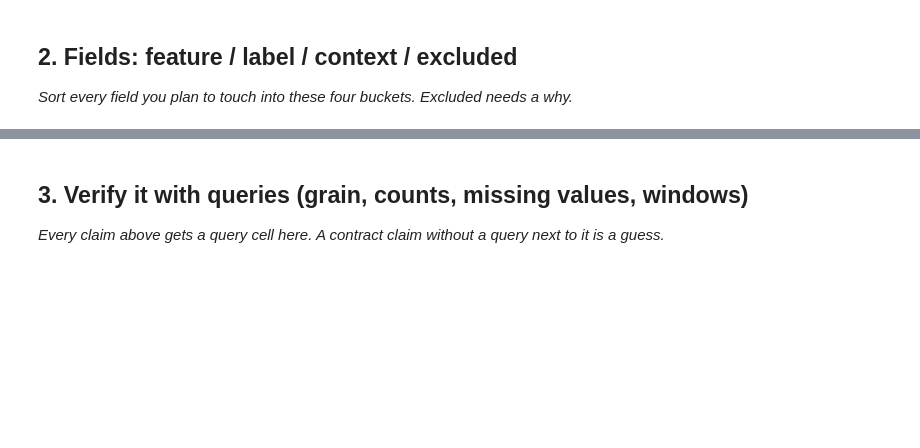
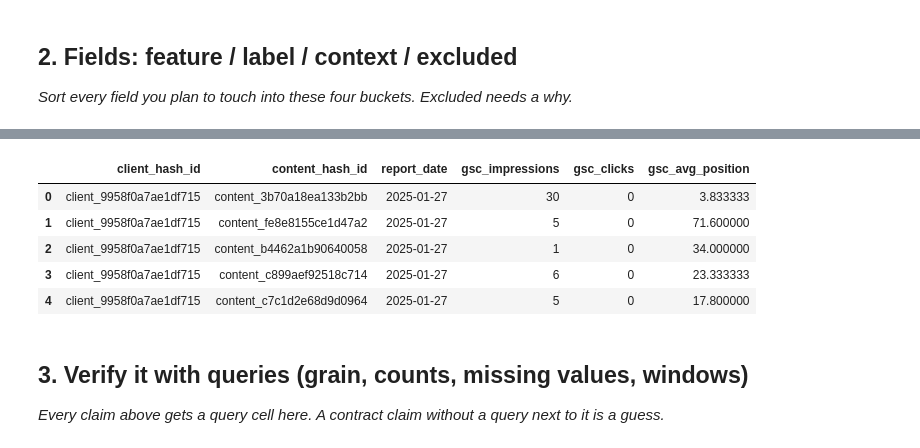
Before and after one commit to kaifahmad236/flyrank-ml-internship, a Jupyter notebook: work/notebooks/w03_data_contract.ipynb, the cells around one changed output, grey strips where cells are left out. Drawn from its saved outputs; the diff is of its cells as text; code cells hidden in the pictures; blank space fills up the shorter version.

```diff
--- a/work/notebooks/w03_data_contract.ipynb
+++ b/work/notebooks/w03_data_contract.ipynb
@@ -20,6 +93,28 @@ This skeleton is yours to fill. Work the sections **in order** — each one has
 # %%
 # This cell is for CODE (numbers, a query, a check).
 # Write your text answer in the cell ABOVE this one — typing sentences here breaks Run All.
+# Verify the fields that will be used
+
+query = f"""
+SELECT
+    client_hash_id,
+    content_hash_id,
+    report_date,
+    gsc_impressions,
+    gsc_clicks,
+    gsc_avg_position
+FROM {TABLES['fact_daily']}
+LIMIT 5
+"""
+
+con.sql(query).df()
+# %% [output]
+|  | client_hash_id | content_hash_id | report_date | gsc_impressions | gsc_clicks | gsc_avg_position |
+| 0 | client_9958f0a7ae1df715 | content_3b70a18ea133b2bb | 2025-01-27 | 30 | 0 | 3.833333 |
+| 1 | client_9958f0a7ae1df715 | content_fe8e8155ce1d47a2 | 2025-01-27 | 5 | 0 | 71.600000 |
+| 2 | client_9958f0a7ae1df715 | content_b4462a1b90640058 | 2025-01-27 | 1 | 0 | 34.000000 |
+| 3 | client_9958f0a7ae1df715 | content_c899aef92518c714 | 2025-01-27 | 6 | 0 | 23.333333 |
+| 4 | client_9958f0a7ae1df715 | content_c7c1d2e68d9d0964 | 2025-01-27 | 5 | 0 | 17.800000 |
 # %% [markdown]
 ## 3. Verify it with queries (grain, counts, missing values, windows)
 
```
Also changed, not shown: parts of 10 cells of this notebook.
